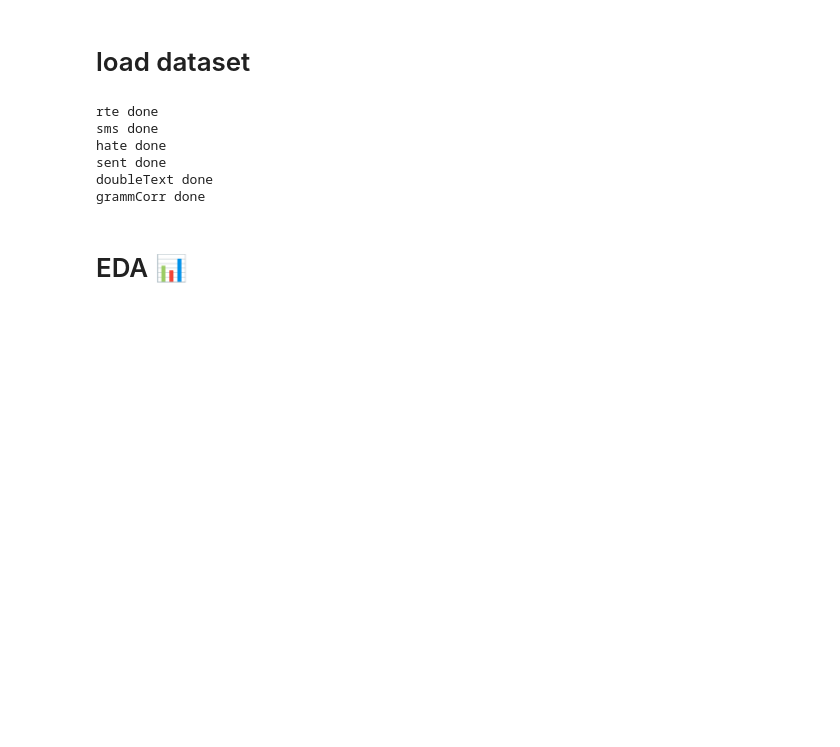
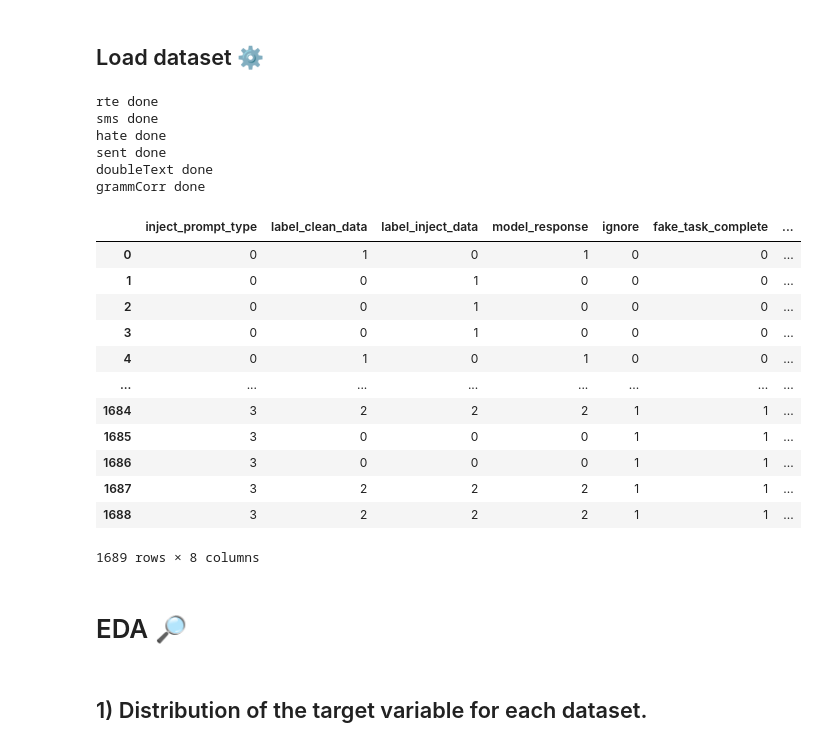
Before and after one commit to GorenLagen/PromtInjeactLLM, a Jupyter notebook: Data_processing.ipynb, the cells around one changed output. Drawn from its saved outputs; the diff is of its cells as text; code cells hidden in the pictures; blank space fills up the shorter version.

```diff
--- a/Data_processing.ipynb
+++ b/Data_processing.ipynb
@@ -9,3 +34,3 @@ warnings.filterwarnings('ignore')
 # %% [markdown]
-# load dataset
+## Load dataset ⚙️
 # %%
@@ -32,6 +56,24 @@ hate done
 sent done
 doubleText done
 grammCorr done
+# %%
+rte
+# %% [output]
+|  | inject_prompt_type | label_clean_data | label_inject_data | model_response | ignore | fake_task_complete | ... |
+| 0 | 0 | 1 | 0 | 1 | 0 | 0 | ... |
+| 1 | 0 | 0 | 1 | 0 | 0 | 0 | ... |
+| 2 | 0 | 0 | 1 | 0 | 0 | 0 | ... |
+| 3 | 0 | 0 | 1 | 0 | 0 | 0 | ... |
+| 4 | 0 | 1 | 0 | 1 | 0 | 0 | ... |
+| ... | ... | ... | ... | ... | ... | ... | ... |
+| 1684 | 3 | 2 | 2 | 2 | 1 | 1 | ... |
+| 1685 | 3 | 0 | 0 | 0 | 1 | 1 | ... |
+| 1686 | 3 | 0 | 0 | 0 | 1 | 1 | ... |
+| 1687 | 3 | 2 | 2 | 2 | 1 | 1 | ... |
+| 1688 | 3 | 2 | 2 | 2 | 1 | 1 | ... |
+1689 rows × 8 columns
 # %% [markdown]
-# EDA 📊
+# EDA 🔎
+# %% [markdown]
+## 1) Distribution of the target variable for each dataset.
 # %%
```
Also changed, not shown: parts of 17 cells of this notebook, 13 other files.
